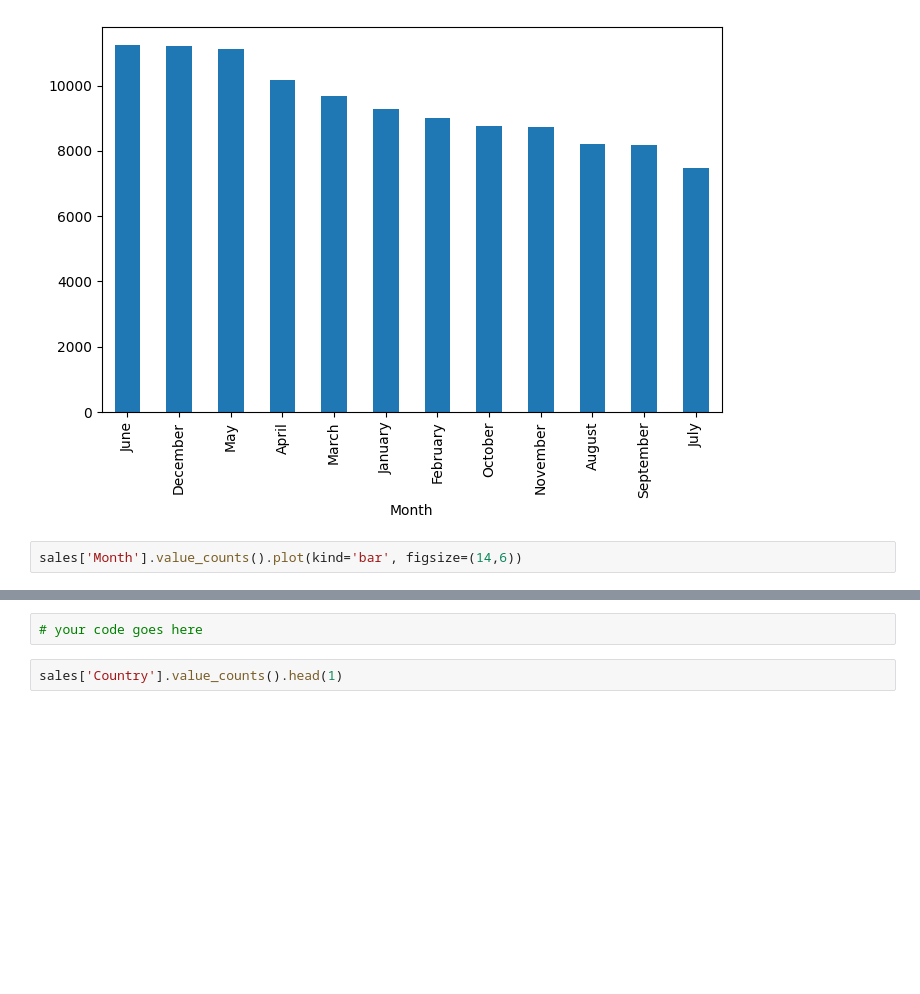
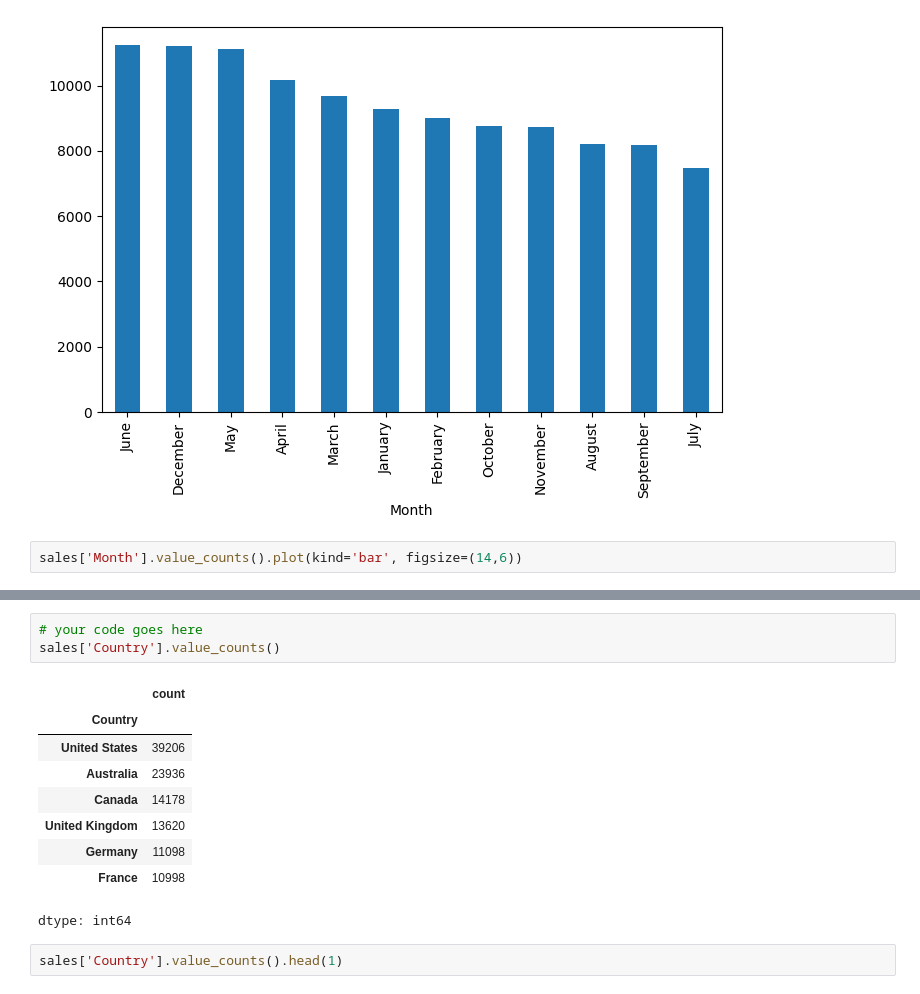
Before and after one commit to guocodes/FreeCodeCamp-Pandas-Real-Life-Example, a Jupyter notebook: Exercises_1.ipynb, the cells around one changed output, grey strips where cells are left out. Cells and saved outputs as stored; diff of their text form; blank space fills up the shorter version.

```diff
--- a/Exercises_1.ipynb
+++ b/Exercises_1.ipynb
@@ -183,6 +183,17 @@ sales['Month'].value_counts().plot(kind='bar', figsize=(14,6))
 ### Which country has the most sales `quantity of sales`?
 # %%
 # your code goes here
+sales['Country'].value_counts()
+# %% [output]
+|  | count |
+| Country |  |
+| United States | 39206 |
+| Australia | 23936 |
+| Canada | 14178 |
+| United Kingdom | 13620 |
+| Germany | 11098 |
+| France | 10998 |
+dtype: int64
 # %%
 sales['Country'].value_counts().head(1)
 # %%
```
